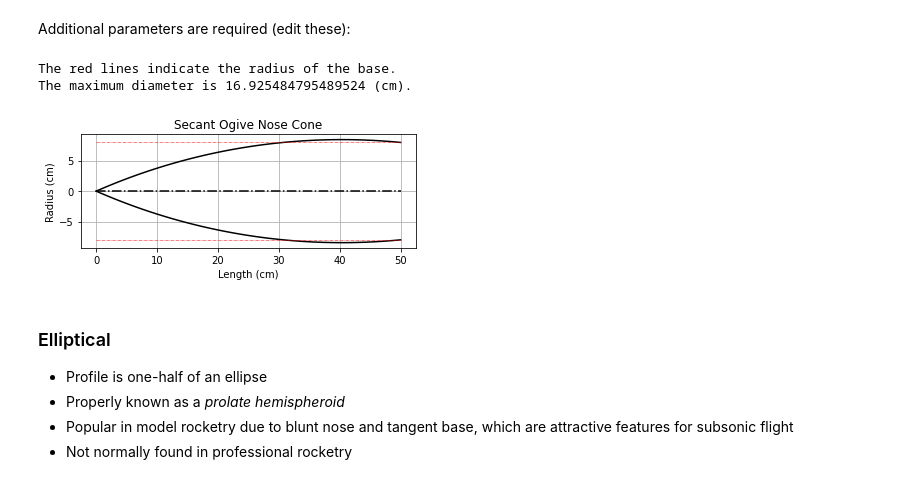
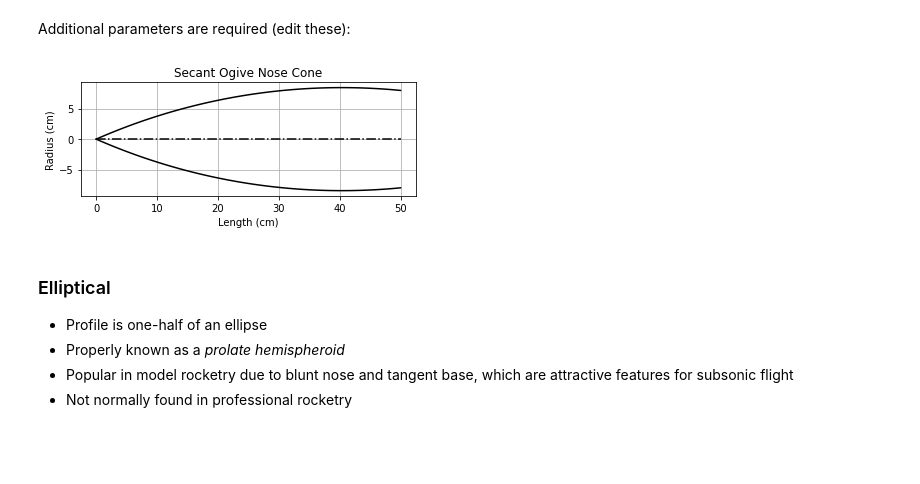
Before and after one commit to jacobhall03/RocketNoseCone, a Jupyter notebook: NoseConeShapes.ipynb, the cells around one changed output. Drawn from its saved outputs; the diff is of its cells as text; code cells hidden in the pictures; blank space fills up the shorter version.

Commit message:
added display_shapes func

```diff
--- a/NoseConeShapes.ipynb
+++ b/NoseConeShapes.ipynb
@@ -128,29 +92,11 @@ NameError: name 'nosecone' is not defined
 Additional parameters are required (edit these):
 # %%
 rho = 100.5 #ogive radius
-# %%
-y_top = [nosecone_shapes.secant_ogive_shape(x, radius, length, rho) for x in x]
-y_bot = [-1 * y for y in y_top]
-base_top = [radius for x in x]
-base_bot = [-1 * base for base in base_top]
-plt.plot(x, y_top, 'k')
-plt.plot(x, y_bot, 'k')
-plt.plot(x, cl, 'k-.')
-plt.plot(x, base_top, 'r-.', linewidth=0.5)
-plt.plot(x, base_bot, 'r-.', linewidth=0.5)
-plt.axis('scaled')
-plt.grid()
-plt.title("Secant Ogive Nose Cone")
-plt.xlabel("Length ({})".format(units))
-plt.ylabel("Radius ({})".format(units))
-
-print("The red lines indicate the radius of the base.")
-print(f'The maximum diameter is {2 * max(y_top)} ({units}).')
-plt.show()
-# %% [output]
-The red lines indicate the radius of the base.
-The maximum diameter is 16.925484795489524 (cm).
-[figure, removed]
+# %%
+y_top = [nosecone_shapes.secant_ogive_shape(x, radius, length, rho) for x in x]
+nosecone_shapes.display_shape(x, y_top, 'Secant Ogive Nose Cone', f'Length ({units})', f'Radius ({units})')
+# %% [output]
+[figure, added]
 # %% [markdown]
 ### Elliptical
 - Profile is one-half of an ellipse
```
Also changed, not shown: parts of 10 cells of this notebook, 2 other files.
